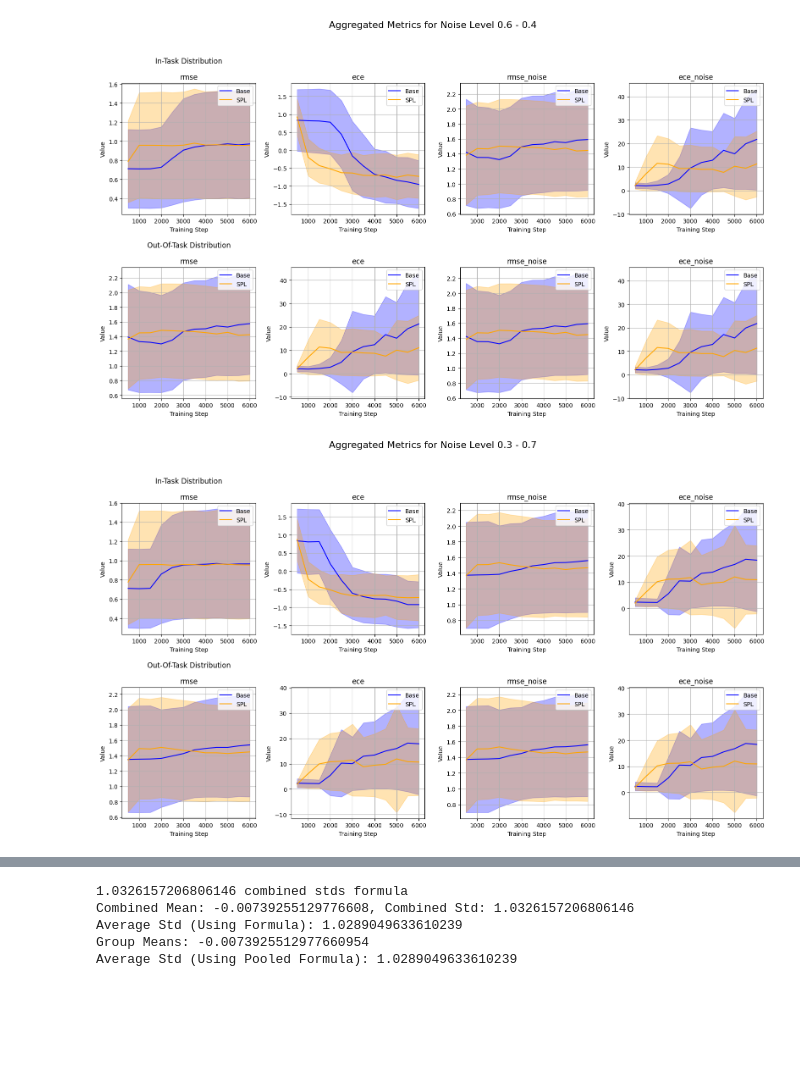
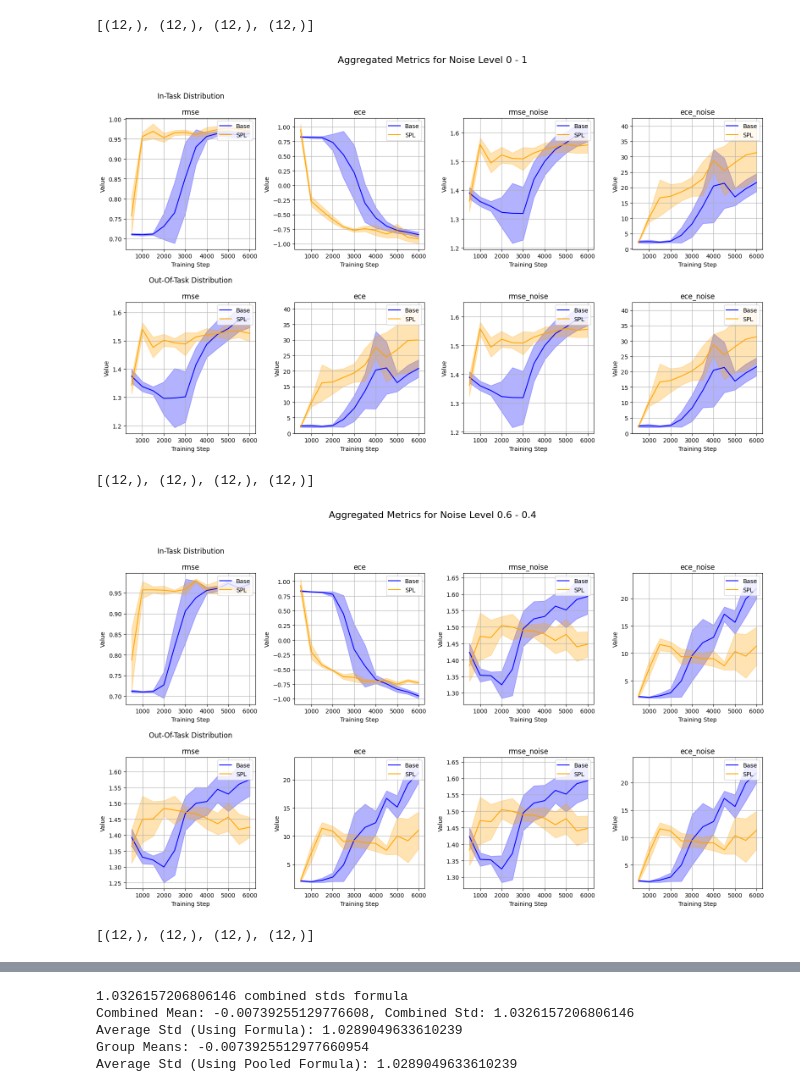
Before and after one commit to aszi09/CL_for_faster_Meta-learning, a Jupyter notebook: aa_experiment_scripts/spl_data_plot_aggregate_eval.ipynb, the cells around one changed output, grey strips where cells are left out. Saved outputs shown, nothing was run; the diff lists cells and outputs as text; code cells hidden in the pictures; blank space fills up the shorter version.

Commit message:
Saved the notebook to push confidence interval changes

```diff
--- a/aa_experiment_scripts/spl_data_plot_aggregate_eval.ipynb
+++ b/aa_experiment_scripts/spl_data_plot_aggregate_eval.ipynb
@@ -177,7 +180,7 @@ def plot_aggregated_metrics(ax, aggregated_base_means, aggregated_base_stds, agg
     plt.tight_layout(rect=[0, 0.03, 1, 0.95])  # Adjust layout to accommodate the suptitle
 
 
-def plot_metrics(ax, metric, base_means, base_stds, spl_means, spl_stds, eval_period_length, n=128*100*5, confidence_level=0.95):
+def plot_metrics(ax, metric, base_means, base_stds, spl_means, spl_stds, eval_period_length, n=5, confidence_level=0.95):
     x = [eval_period_length * (j + 1) for j in range(len(base_means))]
 
     # Calculate confidence intervals for base model
@@ -293,54 +296,52 @@ for i, noise_setup_directory in enumerate(noise_setup_directories):
       # Separate the means and stds for base_in_metrics
     base_in_means, base_in_stds = separate_means_stds(base_in_metrics)
     base_out_means, base_out_stds = separate_means_stds(base_out_metrics)
     spl_in_means, spl_in_stds = separate_means_stds(spl_in_metrics)
     spl_out_means, spl_out_stds = separate_means_stds(spl_out_metrics)
 
     aggregated_base_in_means = {k: v.mean(axis=0) for k, v in base_in_means.items()}
-
-    aggregated_base_in_stds = {}
-    for k in base_in_means.keys():
-        means = aggregated_base_in_means[k]
-        stds = [comb_stds(mean, base_in_means[k][:, i], base_in_stds[k][:, i]) for i, mean in enumerate(means)]
-        aggregated_base_in_stds[k] = np.array(stds)
+    aggregated_base_in_stds = {k: v.std(axis=0) for k, v in base_in_means.items()}
+    print([aggregated_base_in_stds[k].shape for k in base_in_means.keys()])
 
     # Aggregate the means for base_out_metrics
     aggregated_base_out_means = {k: v.mean(axis=0) for k, v in base_out_means.items()}
 
     # Aggregate the stds for base_out_metrics
-    aggregated_base_out_stds = {}
-    for k in base_out_means.keys():
-        means = aggregated_base_out_means[k]
-        stds = [comb_stds(mean, base_out_means[k][:, i], base_out_stds[k][:, i]) for i, mean in enumerate(means)]
-        aggregated_base_out_stds[k] = np.array(stds)
+    aggregated_base_out_stds = {k: v.std(axis=0) for k, v in base_out_means.items()}
 
-    # Separate the means and stds for spl_out_metrics
 
     # Aggregate the means for spl_out_metrics
     aggregated_spl_out_means = {k: v.mean(axis=0) for k, v in spl_out_means.items()}
 
     # Aggregate the stds for spl_out_metrics
-    aggregated_spl_out_stds = {}
-    for k in spl_out_means.keys():
-        means = aggregated_spl_out_means[k]
-        stds = [comb_stds(mean, spl_out_means[k][:, i], spl_out_stds[k][:, i]) for i, mean in enumerate(means)]
-        aggregated_spl_out_stds[k] = np.array(stds)
+    aggregated_spl_out_stds = {k: v.std(axis=0) for k, v in spl_out_means.items()}
+
+
+    # Aggregate the means for spl_in_metrics
+    aggregated_spl_in_means = {k: v.mean(axis=0) for k, v in spl_in_means.items()}
+
+    aggregated_spl_in_stds = {k: v.std(axis=0) for k, v in spl_in_means.items()}
+
+    # Aggregate the means for spl_out_metrics
+    aggregated_spl_out_means = {k: v.mean(axis=0) for k, v in spl_out_means.items()}
+
+    # Aggregate the stds for spl_out_metrics
+    aggregated_spl_out_stds = {k: v.std(axis=0) for k, v in spl_out_means.items()}
 
 
     # Aggregate the means for spl_in_metrics
     aggregated_spl_in_means = {k: v.mean(axis=0) for k, v in spl_in_means.items()}
 
     # Aggregate the stds for spl_in_metrics
-    aggregated_spl_in_stds = {}
-    for k in spl_in_means.keys():
-        means = aggregated_spl_in_means[k]
-        stds = [comb_stds(mean, spl_in_means[k][:, i], spl_in_stds[k][:, i]) for i, mean in enumerate(means)]
-        aggregated_spl_in_stds[k] = np.array(stds)
+    aggregated_spl_in_stds = {k: v.std(axis=0) for k, v in spl_in_means.items()}
 
 
     plot_combined_metrics(aggregated_base_in_means, aggregated_base_in_stds, aggregated_spl_in_means, aggregated_spl_in_stds,
                             aggregated_base_out_means, aggregated_base_out_stds, aggregated_spl_out_means, aggregated_spl_out_stds,
                             noise_levels[0] + " - " + noise_levels[1])
 # %% [output]
+[(12,), (12,), (12,), (12,)]
-[figure, old version]
+[figure, new version]
+[(12,), (12,), (12,), (12,)]
-[figure, old version]
+[figure, new version]
+[(12,), (12,), (12,), (12,)]
```
Also changed, not shown: parts of 4 cells of this notebook.
